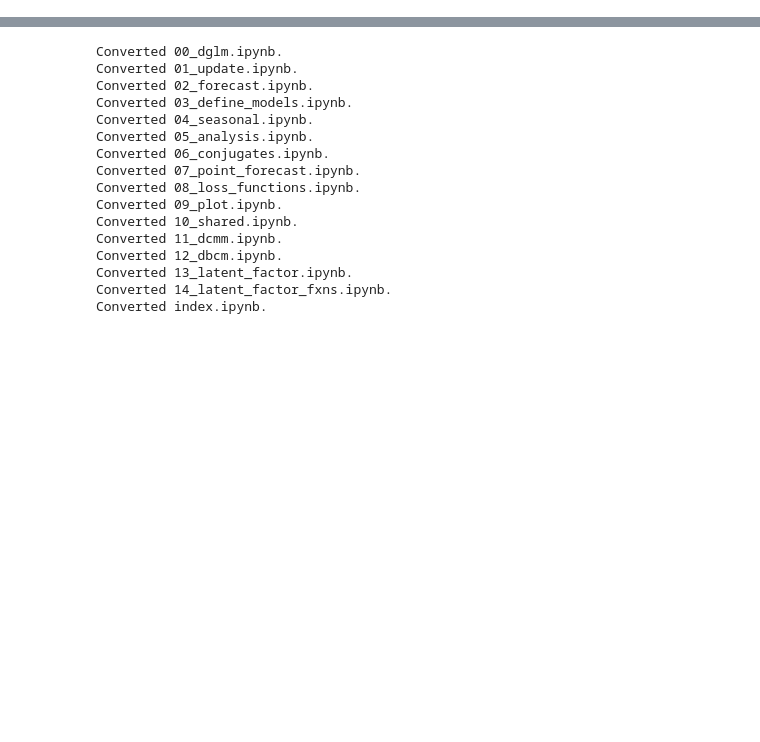
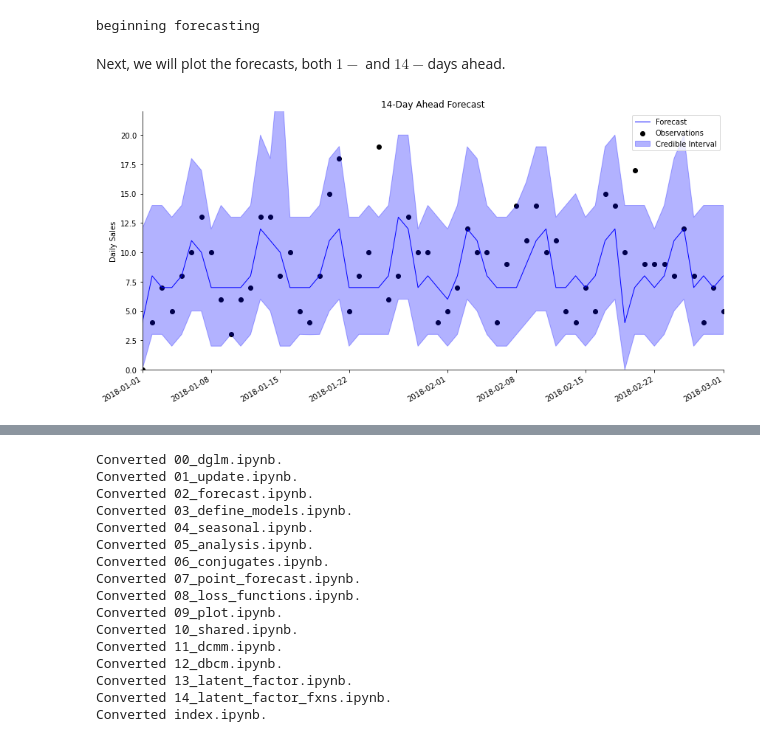
Before and after one commit to lavinei/pybats_nbdev, a Jupyter notebook: nbs/09_plot.ipynb, the cells around one changed output, grey strips where cells are left out. Cells and saved outputs as stored; diff of their text form; code cells hidden in the pictures; blank space fills up the shorter version.

Commit message:
plot

```diff
--- a/nbs/09_plot.ipynb
+++ b/nbs/09_plot.ipynb
@@ -22,18 +52,6 @@ register_matplotlib_converters()
 def plot_data_forecast(fig, ax, y, f, samples, dates, linewidth=1, linecolor='b', credible_interval=95, **kwargs):
     """
     Plot observations along with sequential forecasts and credible intervals.
-
-    :param fig: Figure to plot on (initialized from matplotlib)
-    :param ax: Axes to plot on (initialized from matplotlib)
-    :param y: Observations
-    :param f: Point forecast, e.g. median(samples)
-    :param samples: Samples from the forecast distribution (often returned from the analysis function)
-    :param dates: Dates
-    :param linewidth: Line width of the point forecast
-    :param linecolor: Line color of the point forecast
-    :param credible_interval: Size of credible interval to plot
-    :param kwargs: Additional arguments to set axis style
-    :return: The axes (ax)
     """
 
     ax.scatter(dates, y, color='k')
@@ -58,0 +81,55 @@ def plot_data_forecast(fig, ax, y, f, samples, dates, linewidth=1, linecolor='b'
+# %%
+from pybats_nbdev.shared import load_sales_example2
+from pybats_nbdev.analysis import analysis
+import pandas as pd
+from pybats_nbdev.plot import plot_data_forecast
+from pybats_nbdev.point_forecast import median
+import matplotlib.pyplot as plt
+from pybats_nbdev.loss_functions import MAPE
+from pandas.tseries.holiday import USFederalHolidayCalendar
+
+
+data = load_sales_example2()
+
+prior_length = 21   # Number of days of data used to set prior
+k = 14               # Forecast horizon
+rho = 0.6           # Random effect discount factor to increase variance of forecast distribution
+forecast_samps = 2000  # Number of forecast samples to draw
+forecast_start = pd.to_datetime('2018-01-01') # Date to start forecasting
+forecast_end = pd.to_datetime('2018-03-01')   # Date to stop forecasting
+
+mod, samples, model_coef = analysis(data.Sales.values, data[['Price', 'Promotion']].values,
+                        k, forecast_start, forecast_end, nsamps=2000,
+                        family='poisson',
+                        seasPeriods=[7], seasHarmComponents=[[1,2,3]],
+                        prior_length=prior_length, dates=data.index, holidays=USFederalHolidayCalendar.rules,
+                        rho=rho,
+                        ret = ['model', 'forecast', 'model_coef'])
+# %% [output]
+beginning forecasting
+# %% [markdown]
+Next, we will plot the forecasts, both $1-$ and $14-$days ahead.
+# %%
+forecast = median(samples)
+
+# Plot the 1-day ahead forecast
+h = 1
+start = forecast_start + pd.DateOffset(h - 1)
+end = forecast_end + pd.DateOffset(h - 1)
+
+data_1step = data.loc[start:end]
+samples_1step = samples[:,:,h-1]
+fig, ax = plt.subplots(figsize=(12,6))
+plot_data_forecast(fig, ax,
+                   data_1step.Sales,
+                   median(samples_1step),
+                   samples_1step,
+                   data_1step.index,
+                   credible_interval=95,
+                   title='1-Day Ahead Forecast')
+
+ax_style(ax, title='14-Day Ahead Forecast', ylabel='Daily Sales', ylim=[0,22])
+
+pass
+# %% [output]
+[figure, added]
```
Also changed, not shown: parts of 13 cells of this notebook, 6 other files.
